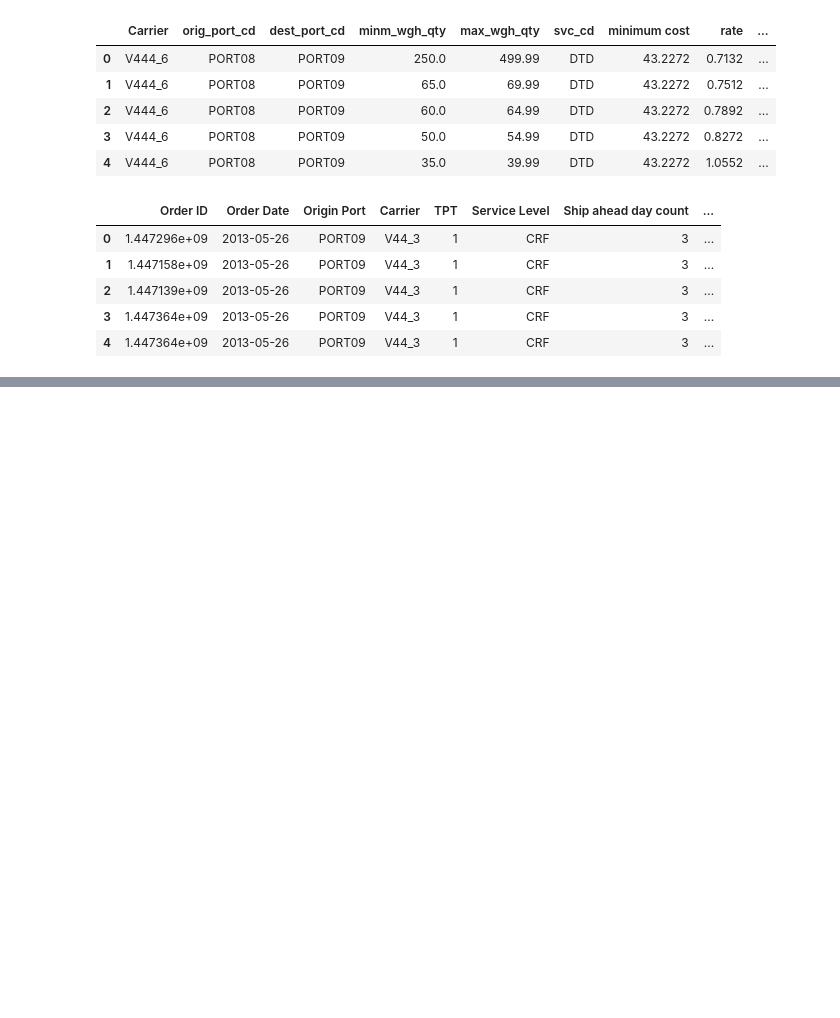
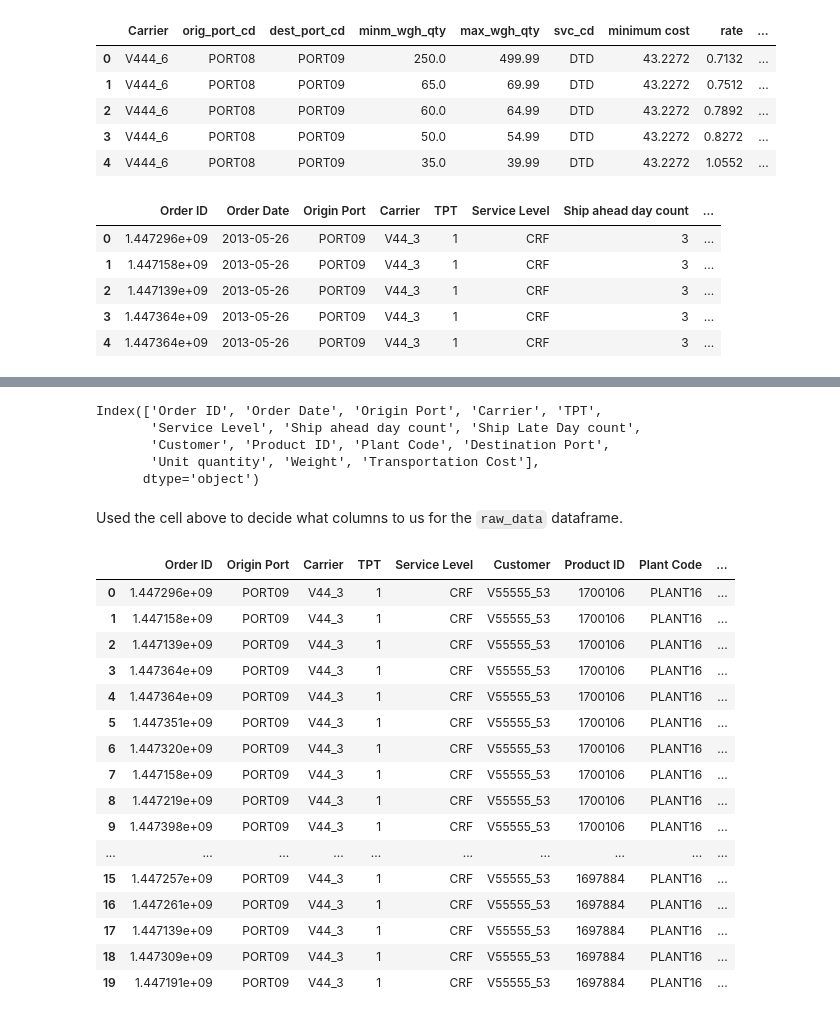
Before and after one commit to bravo-joe/supply-chain-optimization, a Jupyter notebook: notebooks/prototype_notebook.ipynb, the cells around one changed output, grey strips where cells are left out. Saved outputs shown, nothing was run; the diff lists cells and outputs as text; code cells hidden in the pictures; blank space fills up the shorter version.

```diff
--- a/notebooks/prototype_notebook.ipynb
+++ b/notebooks/prototype_notebook.ipynb
@@ -195,3 +195,6 @@ order_list.head()
 | 2 | 1.447139e+09 | 2013-05-26 | PORT09 | V44_3 | 1 | CRF | 3 | ... |
 | 3 | 1.447364e+09 | 2013-05-26 | PORT09 | V44_3 | 1 | CRF | 3 | ... |
 | 4 | 1.447364e+09 | 2013-05-26 | PORT09 | V44_3 | 1 | CRF | 3 | ... |
+# %%
+import numpy as np
+order_list["Transportation Cost"] = order_list.apply(lambda row: 0 if row['Service Level'] == 'CRF' else np.nan, axis=1)
@@ -197,0 +270,20 @@ order_list.head()
+# %%
+raw_data = order_list.iloc[
+    :,
+    [
+        0,
+        2,
+        3,
+        4,
+        5,
+        8,
+        9,
+        10,
+        11,
+        12,
+        13,
+        14
+    ]
+]
+
+raw_data.tail(10)
@@ -197,0 +302,36 @@ order_list.head()
+# %%
+order_list.columns
+# %% [output]
+Index(['Order ID', 'Order Date', 'Origin Port', 'Carrier', 'TPT',
+       'Service Level', 'Ship ahead day count', 'Ship Late Day count',
+       'Customer', 'Product ID', 'Plant Code', 'Destination Port',
+       'Unit quantity', 'Weight', 'Transportation Cost'],
+      dtype='object')
+# %% [markdown]
+Used the cell above to decide what columns to us for the `raw_data` dataframe.
+# %%
+merged_df = pd.merge(
+    raw_data,
+    freight_rates,
+    on='Carrier',
+    how='left'
+)
+merged_df.head(20)
+# %% [output]
+|  | Order ID | Origin Port | Carrier | TPT | Service Level | Customer | Product ID | Plant Code | ... |
+| 0 | 1.447296e+09 | PORT09 | V44_3 | 1 | CRF | V55555_53 | 1700106 | PLANT16 | ... |
+| 1 | 1.447158e+09 | PORT09 | V44_3 | 1 | CRF | V55555_53 | 1700106 | PLANT16 | ... |
+| 2 | 1.447139e+09 | PORT09 | V44_3 | 1 | CRF | V55555_53 | 1700106 | PLANT16 | ... |
+| 3 | 1.447364e+09 | PORT09 | V44_3 | 1 | CRF | V55555_53 | 1700106 | PLANT16 | ... |
+| 4 | 1.447364e+09 | PORT09 | V44_3 | 1 | CRF | V55555_53 | 1700106 | PLANT16 | ... |
+| 5 | 1.447351e+09 | PORT09 | V44_3 | 1 | CRF | V55555_53 | 1700106 | PLANT16 | ... |
+| 6 | 1.447320e+09 | PORT09 | V44_3 | 1 | CRF | V55555_53 | 1700106 | PLANT16 | ... |
+| 7 | 1.447158e+09 | PORT09 | V44_3 | 1 | CRF | V55555_53 | 1700106 | PLANT16 | ... |
+| 8 | 1.447219e+09 | PORT09 | V44_3 | 1 | CRF | V55555_53 | 1700106 | PLANT16 | ... |
+| 9 | 1.447398e+09 | PORT09 | V44_3 | 1 | CRF | V55555_53 | 1700106 | PLANT16 | ... |
+| ... | ... | ... | ... | ... | ... | ... | ... | ... | ... |
+| 15 | 1.447257e+09 | PORT09 | V44_3 | 1 | CRF | V55555_53 | 1697884 | PLANT16 | ... |
+| 16 | 1.447261e+09 | PORT09 | V44_3 | 1 | CRF | V55555_53 | 1697884 | PLANT16 | ... |
+| 17 | 1.447139e+09 | PORT09 | V44_3 | 1 | CRF | V55555_53 | 1697884 | PLANT16 | ... |
+| 18 | 1.447309e+09 | PORT09 | V44_3 | 1 | CRF | V55555_53 | 1697884 | PLANT16 | ... |
+| 19 | 1.447191e+09 | PORT09 | V44_3 | 1 | CRF | V55555_53 | 1697884 | PLANT16 | ... |
```
Also changed, not shown: parts of 21 cells of this notebook, 1 other file.
